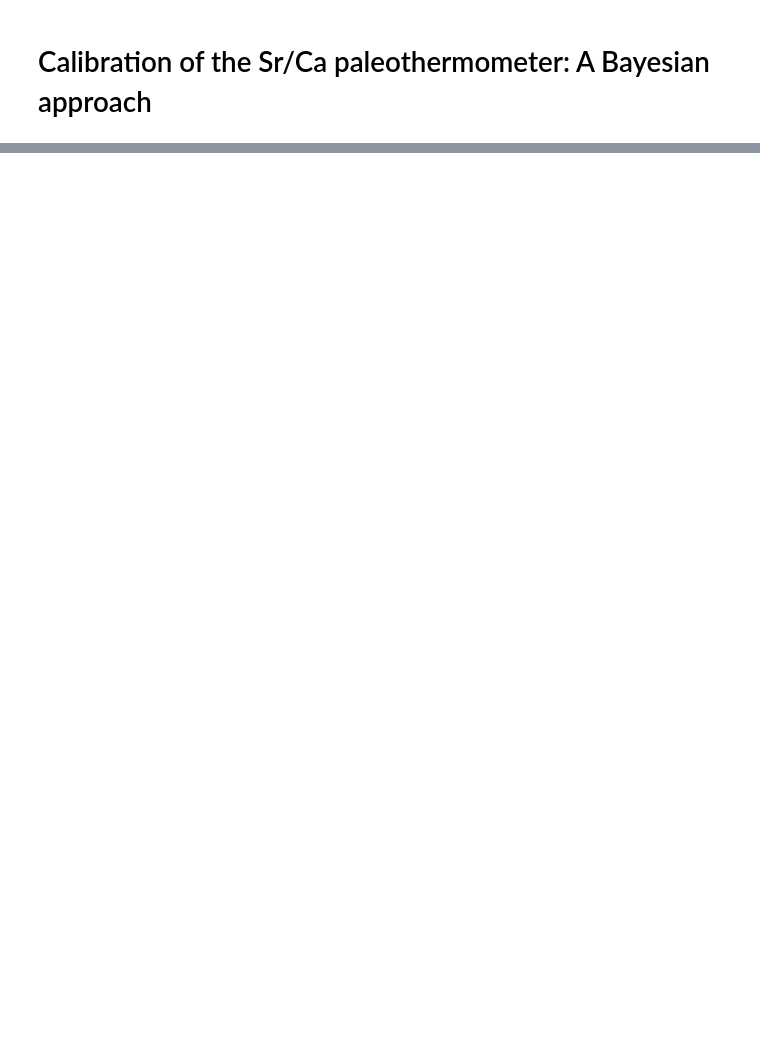
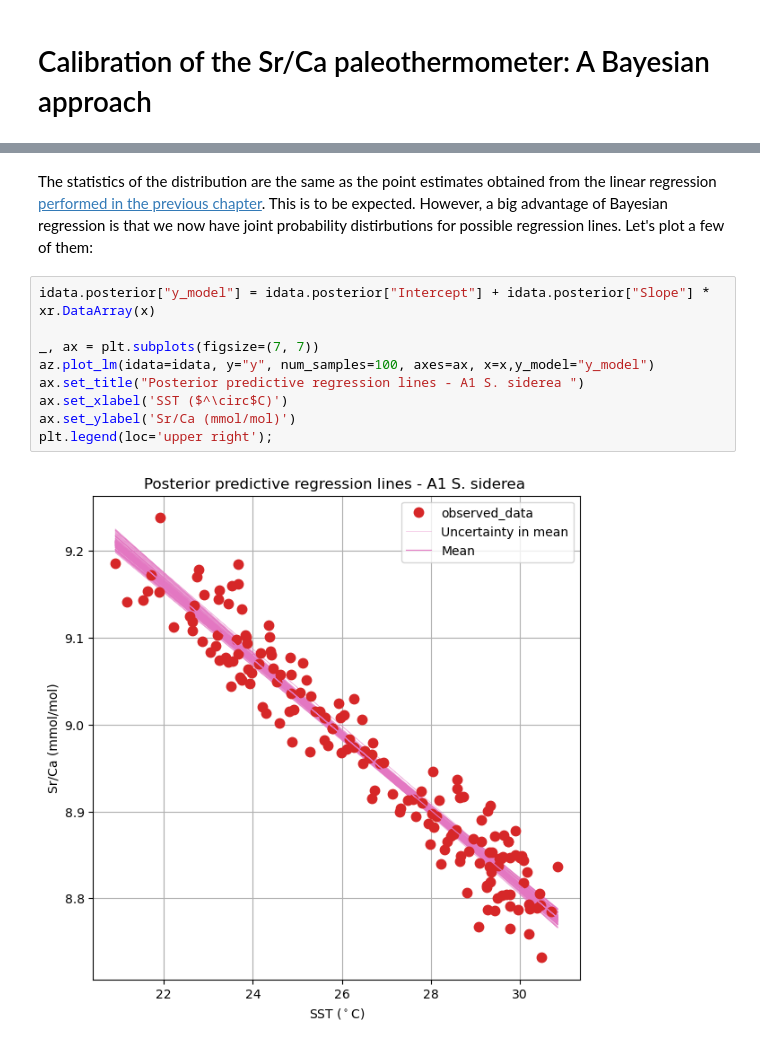
Before and after one commit to khider/dry-tortugas-calibration-fun, a Jupyter notebook: BayesianCalibration.ipynb, the cells around one changed output, grey strips where cells are left out. Drawn from its saved outputs; the diff is of its cells as text; blank space fills up the shorter version.

```diff
--- a/BayesianCalibration.ipynb
+++ b/BayesianCalibration.ipynb
@@ -32,0 +167,13 @@ pm.summary(normal_trace)
+# %% [markdown]
+The statistics of the distribution are the same as the point estimates obtained from the linear regression [performed in the previous chapter](Calibration.ipynb). This is to be expected. However, a big advantage of Bayesian regression is that we now have joint probability distirbutions for possible regression lines. Let's plot a few of them:
+# %%
+idata.posterior["y_model"] = idata.posterior["Intercept"] + idata.posterior["Slope"] * xr.DataArray(x)
+
+_, ax = plt.subplots(figsize=(7, 7))
+az.plot_lm(idata=idata, y="y", num_samples=100, axes=ax, x=x,y_model="y_model")
+ax.set_title("Posterior predictive regression lines - A1 S. siderea ")
+ax.set_xlabel('SST ($^\circ$C)')
+ax.set_ylabel('Sr/Ca (mmol/mol)')
+plt.legend(loc='upper right');
+# %% [output]
+[figure, added]
```
Also changed, not shown: parts of 23 cells of this notebook, 2 other files.
